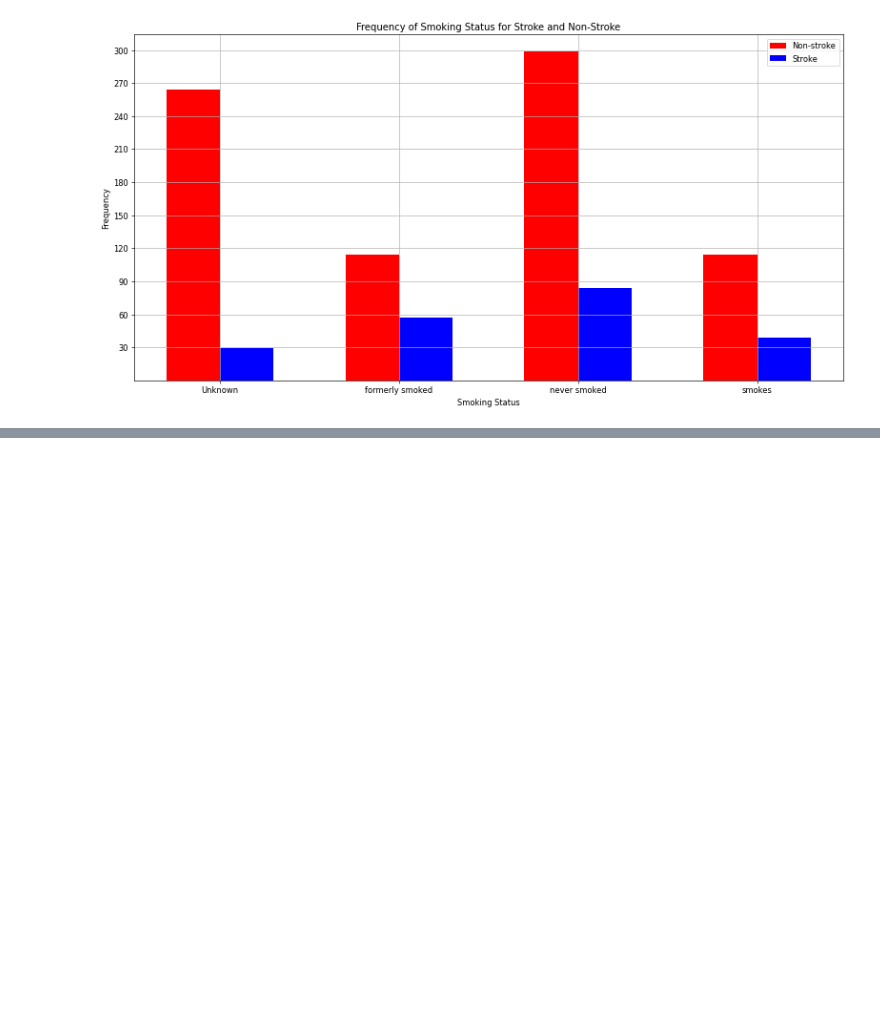
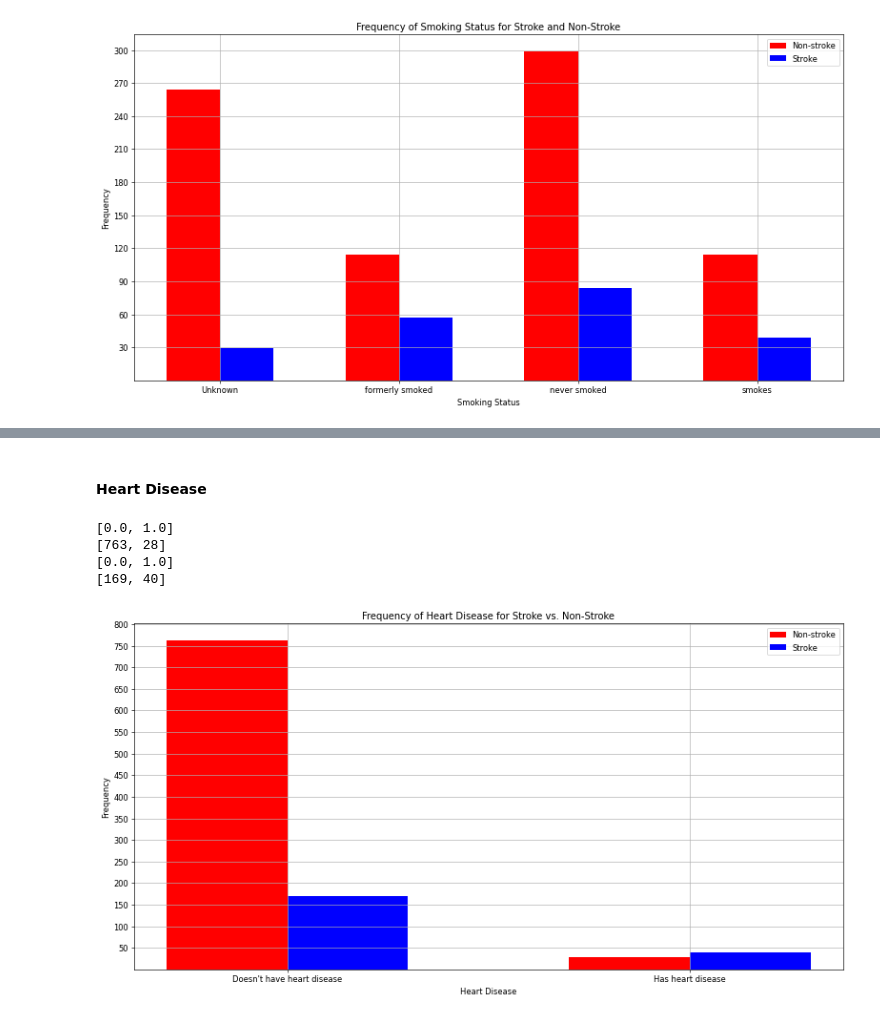
Before and after one commit to nalger2/cpsc-322-final-project, a Jupyter notebook: eda_code.ipynb, the cells around one changed output, grey strips where cells are left out. Saved outputs shown, nothing was run; the diff lists cells and outputs as text; code cells hidden in the pictures; blank space fills up the shorter version.

```diff
--- a/eda_code.ipynb
+++ b/eda_code.ipynb
@@ -91,0 +128,49 @@ plt.show()
+# %% [markdown]
+#### Heart Disease
+# %%
+importlib.reload(myEDA.utils)
+import myEDA.utils as eda_utils
+importlib.reload(myEDA.plot_utils)
+import myEDA.plot_utils as plot_utils
+
+non_stroke = [] # class label is 0.0
+stroke = [] # class label is 1.0
+for row in table.data: # uncleaned data
+    if row[-1] == 0.0:
+        non_stroke.append(row) # row is 0.0, append to non-stroke
+    else:
+        stroke.append(row) # row is 1.0, append to stroke
+
+heart_non_stroke_values, heart_non_stroke_count = eda_utils.get_frequencies(non_stroke, table.column_names, "heart_disease")
+print(heart_non_stroke_values)
+print(heart_non_stroke_count)
+heart_stroke_values, heart_stroke_count = eda_utils.get_frequencies(stroke, table.column_names, "heart_disease")
+print(heart_stroke_values)
+print(heart_stroke_count)
+
+heart_labels = []
+for value in heart_stroke_values:
+    if value == 0.0:
+        heart_labels.append("Doesn't have heart disease")
+    else:
+        heart_labels.append("Has heart disease")
+
+plt.figure(figsize=(16, 8), dpi=60) # start of multiple frequency plot
+ax = plt.gca()
+b1 = ax.bar([1,2], heart_non_stroke_count, 0.3, color="r")
+b2 = ax.bar([1.3,2.3], heart_stroke_count, 0.3, color="b")
+ax.set_xticks([1.15, 2.15])
+ax.set_yticks([50,100,150,200,250,300,350,400,450,500,550,600,650,700,750,800])
+ax.set_xticklabels(heart_labels)
+ax.legend((b1[0], b2[0]), ("Non-stroke", "Stroke"), loc=1)
+ax.set_title("Frequency of Heart Disease for Stroke vs. Non-Stroke")
+ax.set_xlabel("Heart Disease")
+ax.set_ylabel("Frequency")
+plt.grid(True)
+plt.show()
+# %% [output]
+[0.0, 1.0]
+[763, 28]
+[0.0, 1.0]
+[169, 40]
+[figure, added]
```
Also changed, not shown: parts of 13 cells of this notebook.
